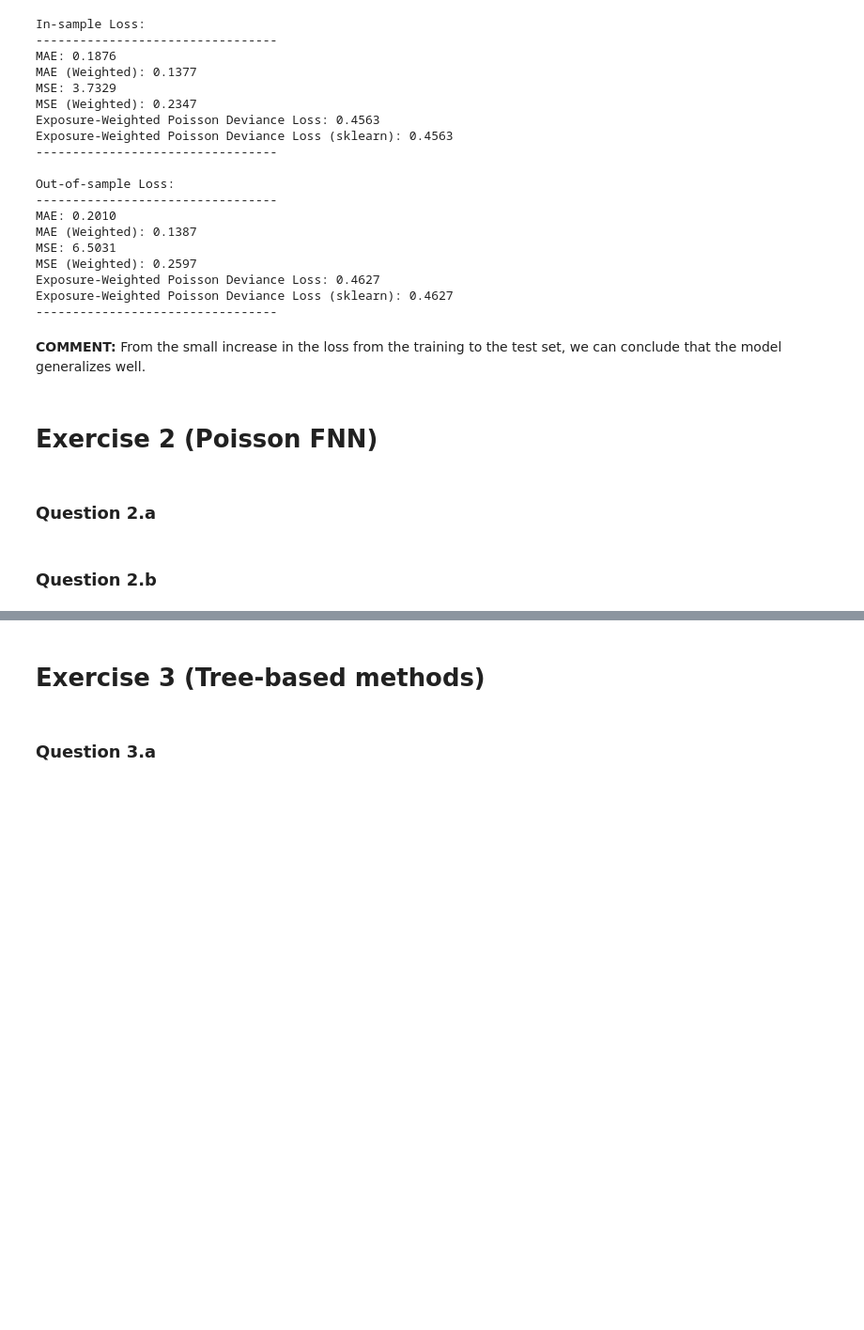
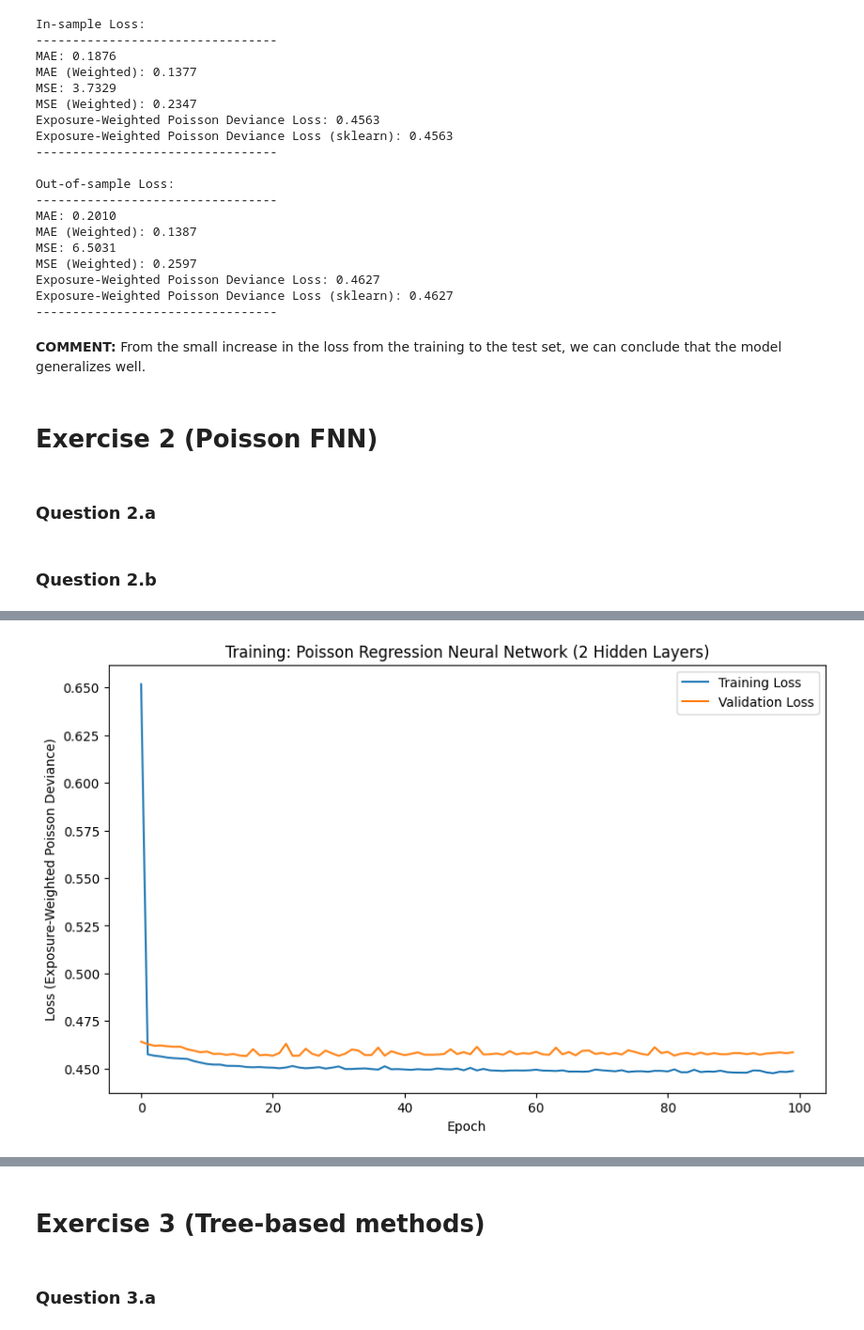
Before and after one commit to RamonKaspar/ML-in-Finance-and-Insurance, a Jupyter notebook: 04_Insurance-Claim-Prediction/main.ipynb, the cells around one changed output, grey strips where cells are left out. Shown: that part at 94% size. Cells and saved outputs as stored; diff of their text form; code cells hidden in the pictures; blank space fills up the shorter version.

```diff
--- a/04_Insurance-Claim-Prediction/main.ipynb
+++ b/04_Insurance-Claim-Prediction/main.ipynb
@@ -192,5 +213,38 @@ Exposure-Weighted Poisson Deviance Loss (sklearn): 0.4627
 # %% [markdown]
 ### Question 2.b
+# %%
+from torch.utils.data import TensorDataset, DataLoader
+
+# Convert data to tensors
+X_train_tensor = torch.tensor(X_train.values, dtype=torch.float32)
+y_train_tensor = torch.tensor(y_train.values, dtype=torch.float32)
+exposure_train_tensor = torch.tensor(exposure_train.values, dtype=torch.float32)
+
+X_test_tensor = torch.tensor(X_test.values, dtype=torch.float32)
+y_test_tensor = torch.tensor(y_test.values, dtype=torch.float32)
+exposure_test_tensor = torch.tensor(exposure_test.values, dtype=torch.float32)
+
+# Create data loaders
+
+BATCH_SIZE = 10000
+
+train_dataset = TensorDataset(X_train_tensor, y_train_tensor, exposure_train_tensor)
+train_loader = DataLoader(train_dataset, batch_size=BATCH_SIZE, shuffle=True)
+
+test_dataset = TensorDataset(X_test_tensor, y_test_tensor, exposure_test_tensor)
+test_loader = DataLoader(test_dataset, batch_size=BATCH_SIZE, shuffle=False)
+# %%
+def poisson_loss(y_pred, y_true, exposure):
+    """Calculate exposure-weighted Poisson deviance loss."""
+    zero_tensor = torch.zeros_like(y_true)
+    # Avoid log(0) by adding a small epsilon
+    epsilon = 1e-8
+    y_true_log = torch.where(y_true > 0, y_true * torch.log(y_true + epsilon), zero_tensor)
+    y_pred_log = y_true * torch.log(y_pred + epsilon)
+    poisson_deviance = 2 * (y_pred - y_true - y_pred_log + y_true_log)
+    # Exposure-weighted Poisson deviance loss
+    exp_weighted_poisson_loss = torch.sum(exposure * poisson_deviance) / torch.sum(exposure)
+    return exp_weighted_poisson_loss
 # %%
 # Train Poisson feedforward neural network model
 
@@ -199,0 +320,12 @@ Exposure-Weighted Poisson Deviance Loss (sklearn): 0.4627
+# %%
+# Plot training history
+plt.figure(figsize=(10, 6))
+plt.plot(train_losses, label='Training Loss')
+plt.plot(val_losses, label='Validation Loss')
+plt.xlabel('Epoch')
+plt.ylabel('Loss (Exposure-Weighted Poisson Deviance)')
+plt.title(f'Training: Poisson Regression Neural Network (2 Hidden Layers)')
+plt.legend()
+plt.savefig('plots/training_history_FNN_1.png')
+# %% [output]
+[figure, added]
```
Also changed, not shown: parts of 19 cells of this notebook, 2 other files.
